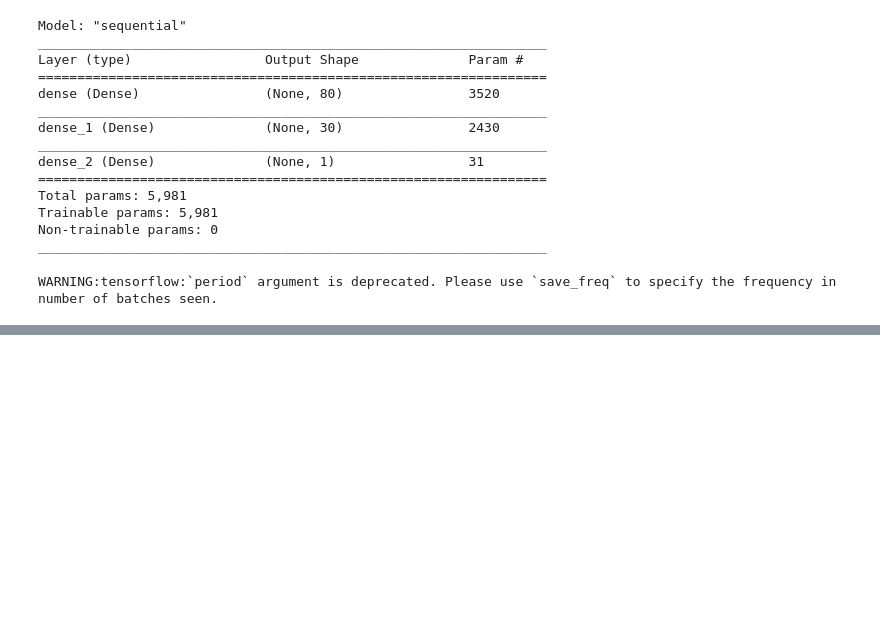
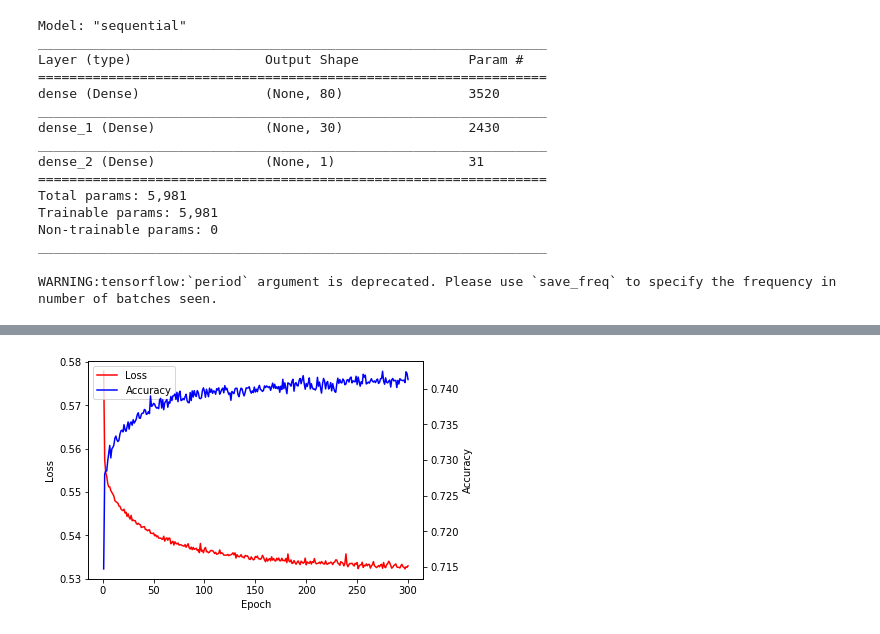
Before and after one commit to jsheppard95/Neural_Network_Charity_Analysis, a Jupyter notebook: AlphabetSoupCharity.ipynb, the cells around one changed output, grey strips where cells are left out. Drawn from its saved outputs; the diff is of its cells as text; code cells hidden in the pictures; blank space fills up the shorter version.

```diff
--- a/AlphabetSoupCharity.ipynb
+++ b/AlphabetSoupCharity.ipynb
@@ -344,0 +605,4 @@ Loss: 0.569557785987854, Accuracy: 0.7301457524299622
+# %%
+# Drop "SPECIAL_CONSIDERATION_N":
+application_df = application_df.drop("SPECIAL_CONSIDERATIONS_N", axis=1)
+application_df.head()
@@ -344,0 +617,17 @@ Loss: 0.569557785987854, Accuracy: 0.7301457524299622
+# %%
+# Split our preprocessed data into our features and target arrays
+y = application_df["IS_SUCCESSFUL"].values.reshape(-1, 1)
+X = application_df.drop("IS_SUCCESSFUL", axis=1).values
+
+# Split the preprocessed data into a training and testing dataset
+X_train, X_test, y_train, y_test = train_test_split(X, y)
+# %%
+# Create a StandardScaler instances
+scaler = StandardScaler()
+
+# Fit the StandardScaler
+X_scaler = scaler.fit(X_train)
+
+# Scale the data
+X_train_scaled = X_scaler.transform(X_train)
+X_test_scaled = X_scaler.transform(X_test)
@@ -344,0 +682,6 @@ Loss: 0.569557785987854, Accuracy: 0.7301457524299622
+# %%
+# Compile the model
+nn_reduced_input.compile(loss="binary_crossentropy", optimizer="adam", metrics=["accuracy"])
+
+# Train the model
+fit_model_reduced_input = nn_reduced_input.fit(X_train_scaled, y_train, epochs=300)
@@ -344,0 +706,20 @@ Loss: 0.569557785987854, Accuracy: 0.7301457524299622
+# %%
+history_df = pd.DataFrame(fit_model_reduced_input.history,
+                          index=range(1, len(fit_model_reduced_input.history["loss"]) + 1))
+
+fig, ax = plt.subplots()
+loss = ax.plot(history_df["loss"], color="red", label="Loss")
+ax.set_xlabel("Epoch")
+ax.set_ylabel("Loss")
+
+ax2 = ax.twinx()
+acc = ax2.plot(history_df["accuracy"], color="blue", label="Accuracy")
+ax2.set_ylabel("Accuracy")
+
+curves = loss + acc
+labs = [l.get_label() for l in curves]
+ax.legend(curves, labs, loc="upper left")
+
+plt.show()
+# %% [output]
+[figure, added]
```
Also changed, not shown: parts of 26 cells of this notebook.
